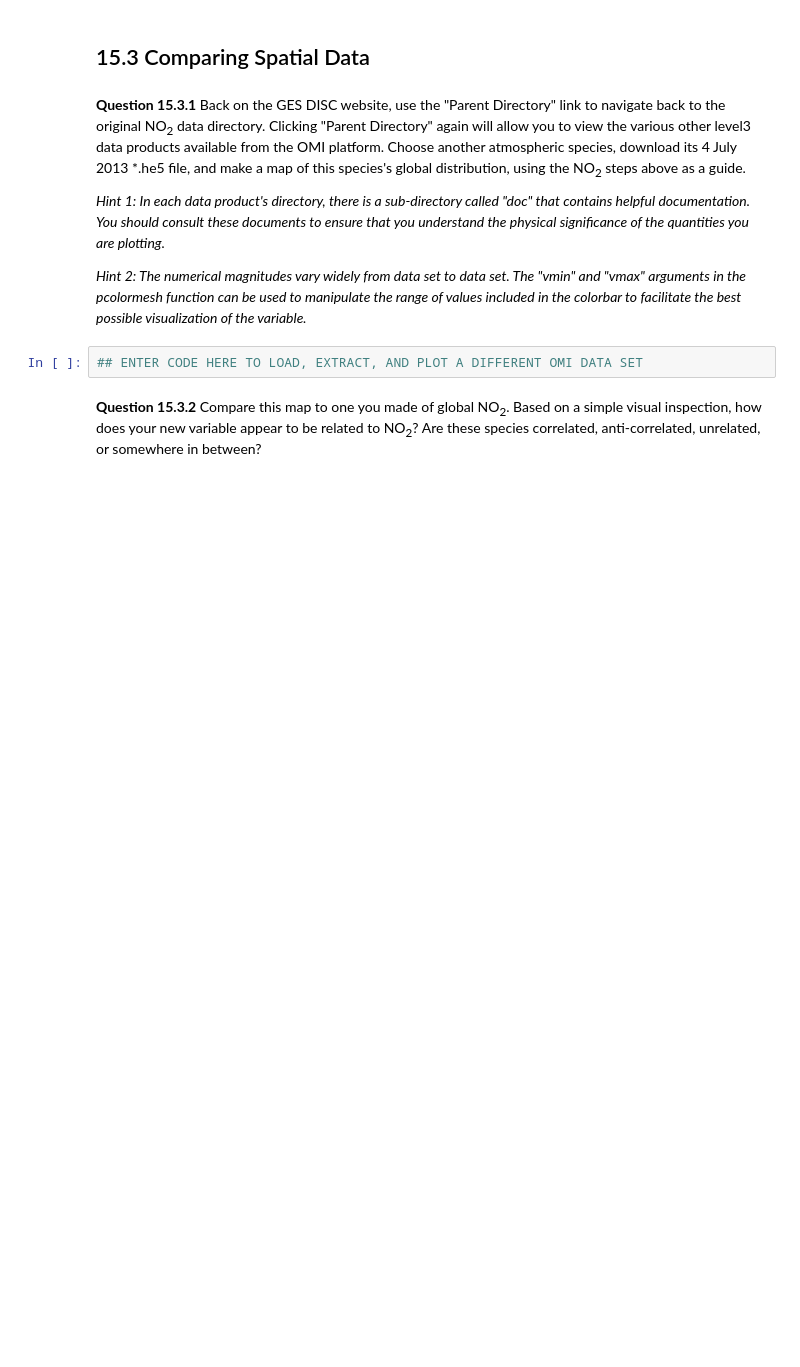
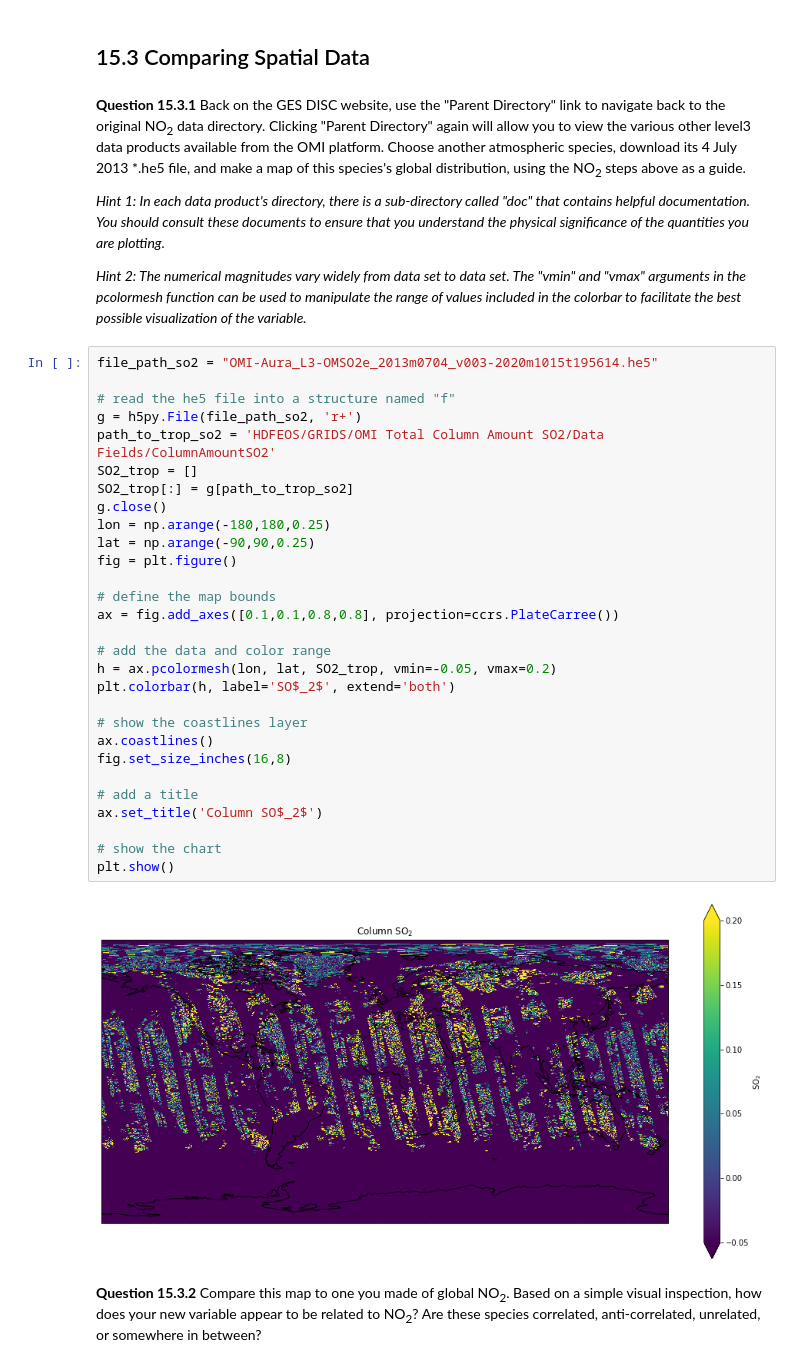
Before and after one commit to qdzhu/ACES, a Jupyter notebook: 15_Satellites_II_studentversion.ipynb, the cells around one changed output. Saved outputs shown, nothing was run; the diff lists cells and outputs as text; blank space fills up the shorter version.

```diff
--- a/15_Satellites_II_studentversion.ipynb
+++ b/15_Satellites_II_studentversion.ipynb
@@ -126,7 +182,36 @@ plt.show()
 *Hint 1: In each data product's directory, there is a sub-directory called "doc" that contains helpful documentation. You should consult these documents to ensure that you understand the physical significance of the quantities you are plotting.*
 
 *Hint 2: The numerical magnitudes vary widely from data set to data set. The "vmin" and "vmax" arguments in the pcolormesh function can be used to manipulate the range of values included in the colorbar to facilitate the best possible visualization of the variable.*
-# %%
-## ENTER CODE HERE TO LOAD, EXTRACT, AND PLOT A DIFFERENT OMI DATA SET
+# %%
+file_path_so2 = "OMI-Aura_L3-OMSO2e_2013m0704_v003-2020m1015t195614.he5"
+
+# read the he5 file into a structure named "f"
+g = h5py.File(file_path_so2, 'r+')
+path_to_trop_so2 = 'HDFEOS/GRIDS/OMI Total Column Amount SO2/Data Fields/ColumnAmountSO2'
+SO2_trop = []
+SO2_trop[:] = g[path_to_trop_so2]
+g.close()
+lon = np.arange(-180,180,0.25)
+lat = np.arange(-90,90,0.25)
+fig = plt.figure()
+
+# define the map bounds
+ax = fig.add_axes([0.1,0.1,0.8,0.8], projection=ccrs.PlateCarree())
+
+# add the data and color range
+h = ax.pcolormesh(lon, lat, SO2_trop, vmin=-0.05, vmax=0.2)
+plt.colorbar(h, label='SO$_2$', extend='both')
+
+# show the coastlines layer
+ax.coastlines()
+fig.set_size_inches(16,8)
+
+# add a title
+ax.set_title('Column SO$_2$')
+
+# show the chart
+plt.show()
+# %% [output]
+[figure, added]
 # %% [markdown]
 **Question 15.3.2** Compare this map to one you made of global NO<sub>2</sub>. Based on a simple visual inspection, how does your new variable appear to be related to NO<sub>2</sub>? Are these species correlated, anti-correlated, unrelated, or somewhere in between?
```
Also changed, not shown: parts of 24 cells of this notebook.
